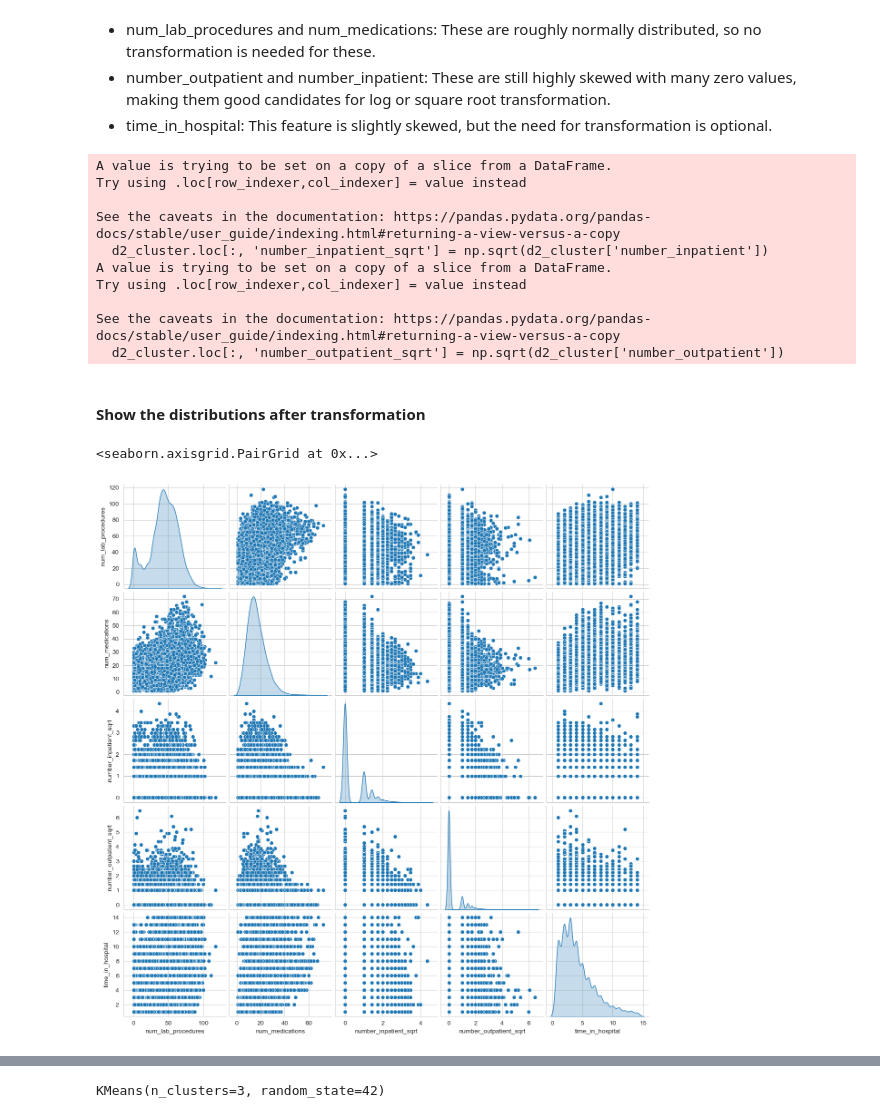
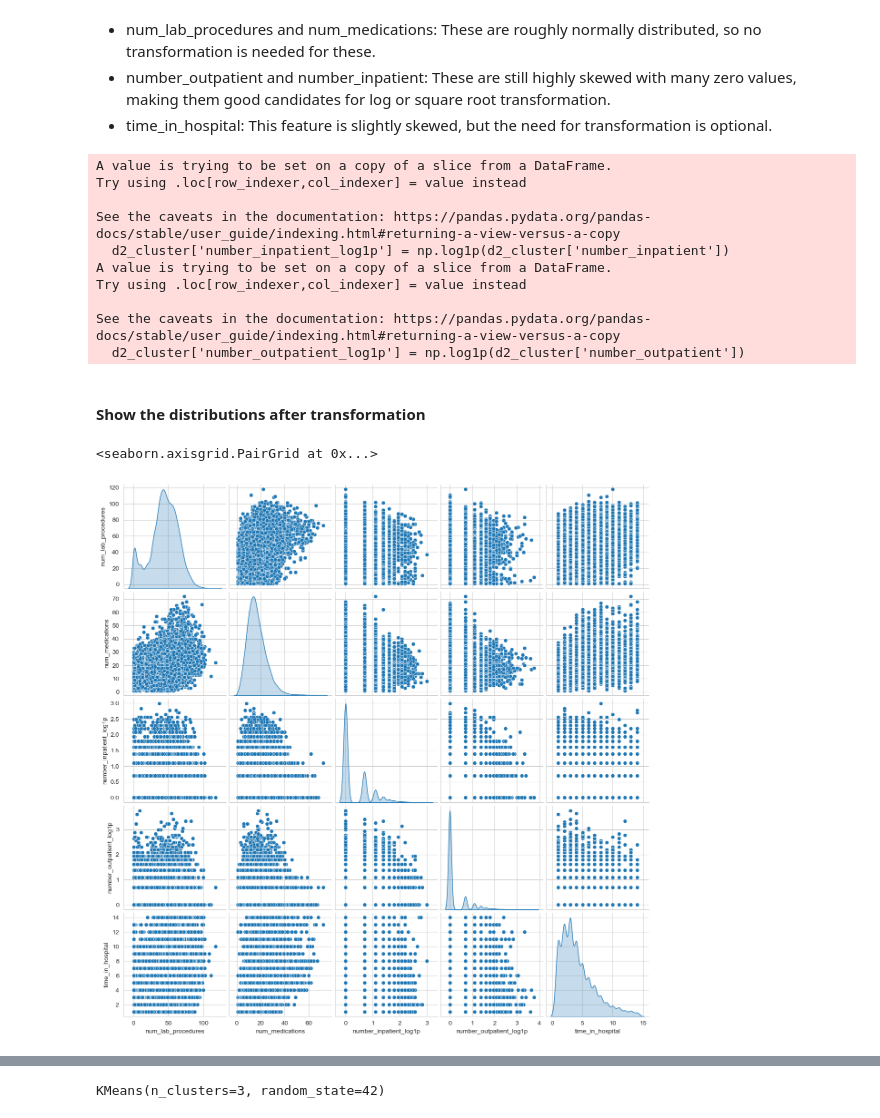
Before and after one commit to johnmarquess/IFN509, a Jupyter notebook: Assignment 2/clustering.ipynb, the cells around one changed output, grey strips where cells are left out. Cells and saved outputs as stored; diff of their text form; code cells hidden in the pictures.

```diff
--- a/Assignment 2/clustering.ipynb
+++ b/Assignment 2/clustering.ipynb
@@ -72,24 +72,24 @@ plt.show()
 - number_outpatient and number_inpatient: These are still highly skewed with many zero values, making them good candidates for log or square root transformation.
 - time_in_hospital: This feature is slightly skewed, but the need for transformation is optional.
 # %%
-d2_cluster.loc[:, 'number_inpatient_sqrt'] = np.sqrt(d2_cluster['number_inpatient'])
-d2_cluster.loc[:, 'number_outpatient_sqrt'] = np.sqrt(d2_cluster['number_outpatient'])
+d2_cluster['number_inpatient_log1p'] = np.log1p(d2_cluster['number_inpatient'])
+d2_cluster['number_outpatient_log1p'] = np.log1p(d2_cluster['number_outpatient'])
 # %% [output]
 A value is trying to be set on a copy of a slice from a DataFrame.
 Try using .loc[row_indexer,col_indexer] = value instead
 
 See the caveats in the documentation: https://pandas.pydata.org/pandas-docs/stable/user_guide/indexing.html#returning-a-view-versus-a-copy
-  d2_cluster.loc[:, 'number_inpatient_sqrt'] = np.sqrt(d2_cluster['number_inpatient'])
+  d2_cluster['number_inpatient_log1p'] = np.log1p(d2_cluster['number_inpatient'])
 A value is trying to be set on a copy of a slice from a DataFrame.
 Try using .loc[row_indexer,col_indexer] = value instead
 
 See the caveats in the documentation: https://pandas.pydata.org/pandas-docs/stable/user_guide/indexing.html#returning-a-view-versus-a-copy
-  d2_cluster.loc[:, 'number_outpatient_sqrt'] = np.sqrt(d2_cluster['number_outpatient'])
+  d2_cluster['number_outpatient_log1p'] = np.log1p(d2_cluster['number_outpatient'])
 # %% [markdown]
 #### Show the distributions after transformation
 # %%
-sns.pairplot(d2_cluster[['num_lab_procedures', 'num_medications', 'number_inpatient_sqrt', 'number_outpatient_sqrt',
+sns.pairplot(d2_cluster[['num_lab_procedures', 'num_medications', 'number_inpatient_log1p', 'number_outpatient_log1p',
                          'time_in_hospital']], diag_kind='kde')
 # %% [output]
 <seaborn.axisgrid.PairGrid at 0x...>
-[figure, old version]
+[figure, new version]
```
Also changed, not shown: parts of 38 cells of this notebook, 2 other files.
